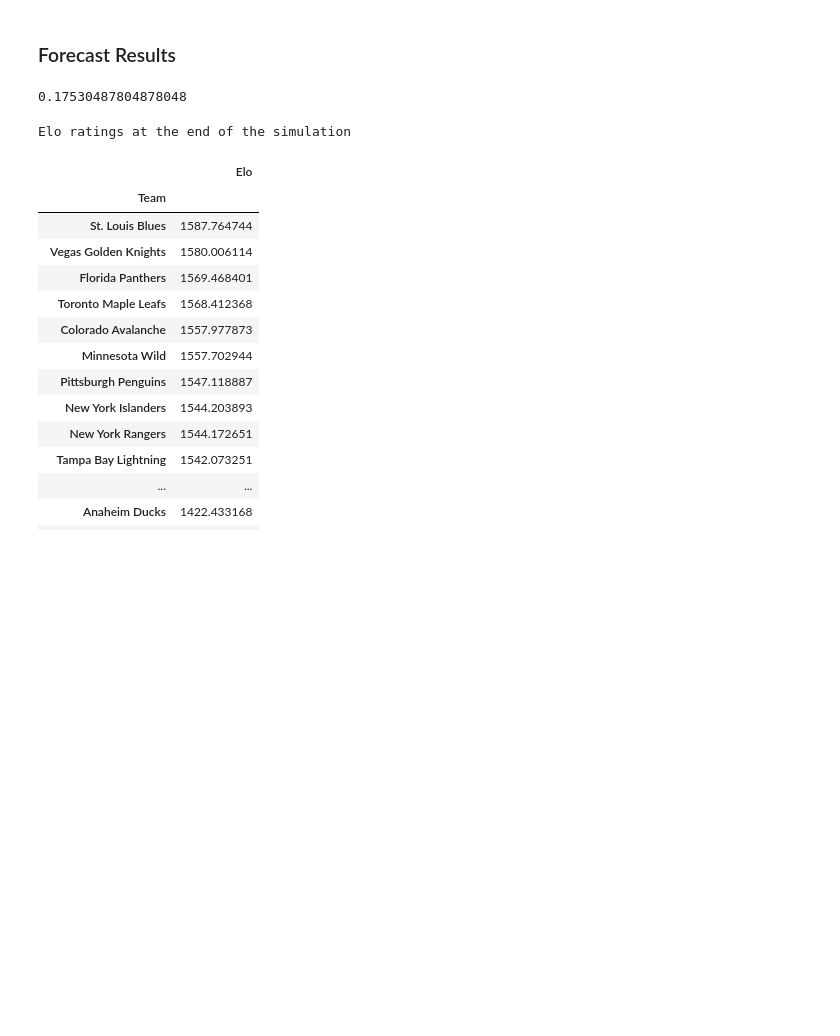
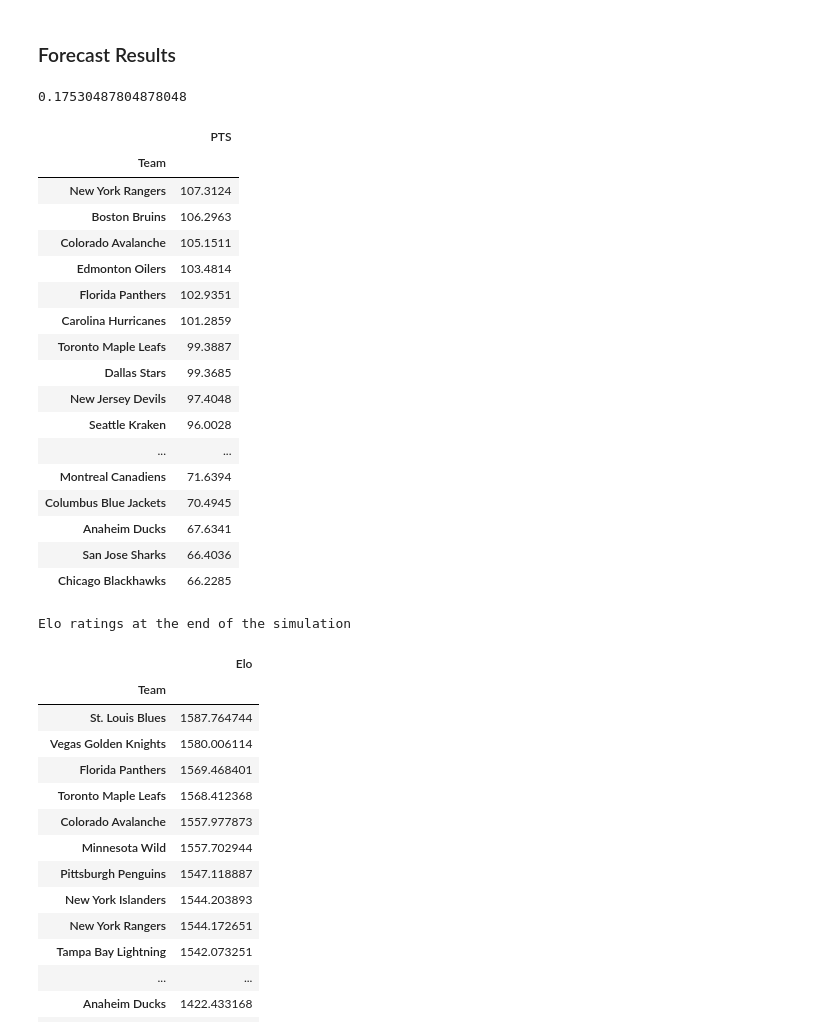
Before and after one commit to hinayatali9/MIE368_PROJECT, a Jupyter notebook: team_proj/scripts/Forecasting Games.ipynb, the cells around one changed output. Saved outputs shown, nothing was run; the diff lists cells and outputs as text; code cells hidden in the pictures; blank space fills up the shorter version.

Commit message:
added code for 2023-2024 projections

```diff
--- a/team_proj/scripts/Forecasting Games.ipynb
+++ b/team_proj/scripts/Forecasting Games.ipynb
@@ -398,6 +431,7 @@ season_2024 = df2.copy()
 num_simulations = 10000
 season_weight = 0.8
 average_weight = 0.2
+team_weight = 0.5
 
 # Create a dictionary to track overall standings
 standings = {team: np.zeros(num_simulations) for team in df2['Home'].unique()}
@@ -406,7 +440,7 @@ standings = {team: np.zeros(num_simulations) for team in df2['Home'].unique()}
 playoffs_counter = {team: 0 for team in df2['Home'].unique()}
 
 for simulation in range(num_simulations):
-    elo_end = elo  # Creating a deep copy of final_season_elos[2021]
+    elo_end = copy.deepcopy(elo)  # Creating a deep copy of final_season_elos[2021]
 
     elo_ratings = {}  # Reset Elo ratings for the new season
 
@@ -414,7 +448,11 @@ for simulation in range(num_simulations):
         prev_season_elo = elo_end[team]
         league_avg_elo = sum(elo_end.values()) / len(elo_end)
         starting_elo = (season_weight * prev_season_elo) + (average_weight * league_avg_elo)
-        elo_ratings[team] = round(starting_elo, 2)
+        # elo_ratings[team] = round(starting_elo, 2)
+
+        # Below changes are for the testing of player + team projections combined
+        combined_elo = starting_elo*team_weight + player_proj[team]*(1-team_weight)
+        elo_ratings[team] = round(combined_elo, 2)
 
     season_2024, elo_ratings, simulation_pts = season_forecaster(season_2024, elo_ratings)
     playoffs_counter = playoff_tracker(simulation_pts, playoffs_counter)
@@ -522,7 +560,28 @@ for team, pts in standings.items():
     mean_pts.loc[team] = [np.mean(pts)]
 # %%
 mean_pts.sort_values(by='PTS', ascending=False, inplace = True)
-mean_pts.to_csv('C:/Users/Gabriel/Documents/MIE368/Data/2023_2024_season_projections.csv', index=True)
+#mean_pts
+
+#mean_pts.to_csv('C:/Users/Gabriel/Documents/MIE368/Data/2023_2024_season_projections.csv', index=True)
+# %% [output]
+|  | PTS |
+| Team |  |
+| New York Rangers | 107.3124 |
+| Boston Bruins | 106.2963 |
+| Colorado Avalanche | 105.1511 |
+| Edmonton Oilers | 103.4814 |
+| Florida Panthers | 102.9351 |
+| Carolina Hurricanes | 101.2859 |
+| Toronto Maple Leafs | 99.3887 |
+| Dallas Stars | 99.3685 |
+| New Jersey Devils | 97.4048 |
+| Seattle Kraken | 96.0028 |
+| ... | ... |
+| Montreal Canadiens | 71.6394 |
+| Columbus Blue Jackets | 70.4945 |
+| Anaheim Ducks | 67.6341 |
+| San Jose Sharks | 66.4036 |
+| Chicago Blackhawks | 66.2285 |
 # %%
 print("Elo ratings at the end of the simulation")
 
```
Also changed, not shown: parts of 3 cells of this notebook.
